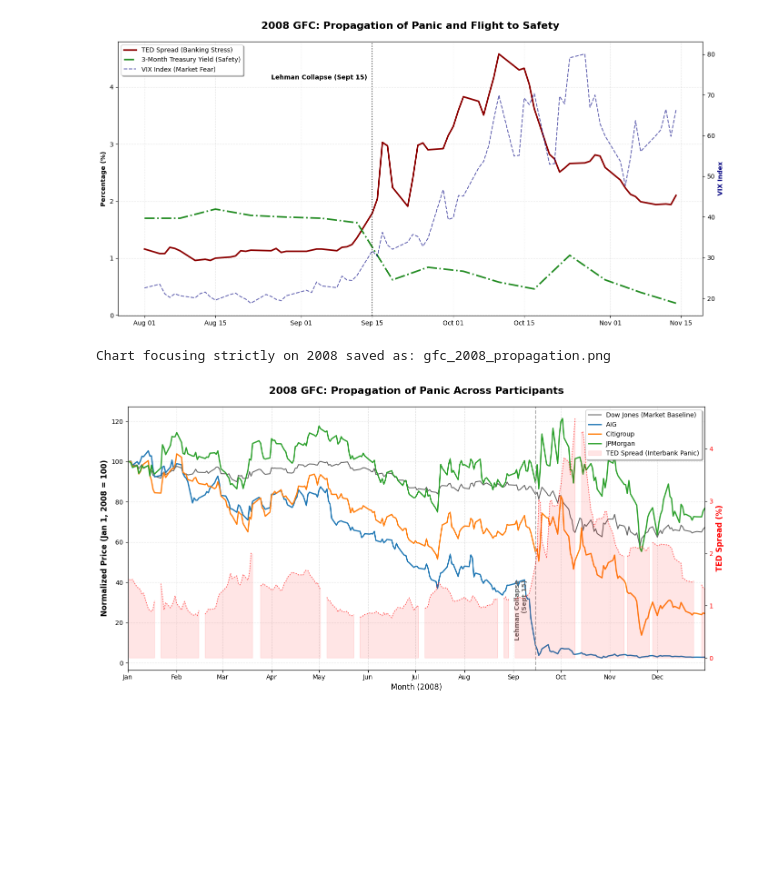
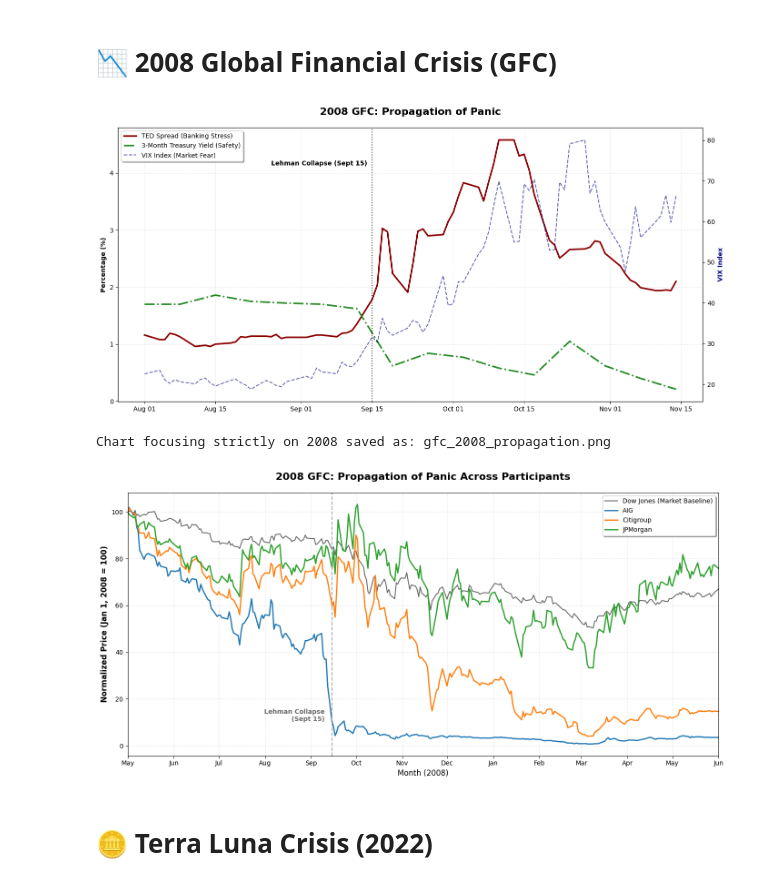
Before and after one commit to Q8yi/financial-run-dynamics-datathon, a Jupyter notebook: notebooks/05_q1_part3.ipynb, the cells around one changed output. Saved outputs shown, nothing was run; the diff lists cells and outputs as text; code cells hidden in the pictures; blank space fills up the shorter version.

```diff
--- a/notebooks/05_q1_part3.ipynb
+++ b/notebooks/05_q1_part3.ipynb
@@ -7,12 +11,14 @@ import matplotlib.dates as mdates
+# %%
+gfc_data = get_processed_files("..\\datasets\\processed\\gfc_data")
+erc_20_dfs = get_processed_files("..\\datasets\\processed\\erc_20")
+# %% [markdown]
+# 📉 2008 Global Financial Crisis (GFC)
 # %%
-import pandas as pd
-import matplotlib.pyplot as plt
-import matplotlib.dates as mdates
 
 # 1. Load the processed datasets
-ted_df = pd.read_csv('../datasets/processed/gfc_data/processed_TEDRATE.csv')
-vix_df = pd.read_csv('../datasets/processed/gfc_data/processed_^VIX.csv')
-wgs_df = pd.read_csv('../datasets/processed/gfc_data/processed_WGS3MO.csv')
+ted_df = gfc_data['TEDRATE']
+vix_df = gfc_data['^VIX']
+wgs_df = gfc_data['WGS3MO']
 
 # 2. Standardize dates
 ted_df['date'] = pd.to_datetime(ted_df['date_standardized'])
@@ -54,13 +60,16 @@ lns = lns1 + lns3 + lns2
 labs = [l.get_label() for l in lns]
 ax1.legend(lns, labs, loc='upper left', frameon=True, shadow=True)
 
-plt.title("2008 GFC: Propagation of Panic and Flight to Safety", fontsize=16, fontweight='bold', pad=20)
+plt.title("2008 GFC: Propagation of Panic", fontsize=16, fontweight='bold', pad=20)
 ax1.xaxis.set_major_formatter(mdates.DateFormatter('%b %d'))
 ax1.grid(True, linestyle='--', alpha=0.3)
 fig.tight_layout()
+
+os.makedirs('../figures', exist_ok=True)
+plt.savefig('../figures/gfc_panic_propagation.png', dpi=300)
 plt.show()
 # %% [output]
-[figure, old version]
+[figure, new version]
 # %%
 import pandas as pd
 import matplotlib.pyplot as plt
@@ -68,27 +77,26 @@ import matplotlib.dates as mdates
 
 # Load the participant and indicator data
 files = {
-    'DJI': '../datasets/processed/gfc_data/processed_^DJI.csv',
-    'GSPC': '../datasets/processed/gfc_data/processed_^GSPC.csv',
-    'VIX': '../datasets/processed/gfc_data/processed_^VIX.csv',
-    'AIG': '../datasets/processed/gfc_data/processed_AIG.csv',
-    'Citi': '../datasets/processed/gfc_data/processed_C.csv',
-    'JPM': '../datasets/processed/gfc_data/processed_JPM.csv',
-    'DJI': '../datasets/processed/gfc_data/processed_^DJI.csv',
-    'TED': '../datasets/processed/gfc_data/processed_TEDRATE.csv',
-    'WGS3MO': '../datasets/processed/gfc_data/processed_WGS3MO.csv'
+    'DJI': gfc_data['^DJI'],
+    # 'GSPC': '../datasets/processed/gfc_data/processed_^GSPC.csv',
+    # 'VIX': '../datasets/processed/gfc_data/processed_^VIX.csv',
+    'AIG': gfc_data['AIG'],
+    'Citi': gfc_data['C'],
+    'JPM': gfc_data['JPM'],
+    # 'TED': '../datasets/processed/gfc_data/processed_TEDRATE.csv',
+    # 'WGS3MO': '../datasets/processed/gfc_data/processed_WGS3MO.csv'
 }
 
 data = {}
 for name, path in files.items():
-    df = pd.read_csv(path)
+    df = path.copy()  # Use the already loaded DataFrame from gfc_data
     # Using the date column created in your pipeline
     df['date'] = pd.to_datetime(df['date_standardized'])
     data[name] = df.dropna(subset=['date'])
 
 # Focus strictly on the year 2008
-focus_start = '2008-01-01'
-focus_end = '2008-12-31'
+focus_start = '2008-05-01'
+focus_end = '2009-06-01'
 
 # Normalize function with strict start and end clipping
 def normalize_and_clip(df, start, end):
@@ -104,7 +112,7 @@ aig_2008 = normalize_and_clip(data['AIG'], focus_start, focus_end)
 citi_2008 = normalize_and_clip(data['Citi'], focus_start, focus_end)
 jpm_2008 = normalize_and_clip(data['JPM'], focus_start, focus_end)
 dji_2008 = normalize_and_clip(data['DJI'], focus_start, focus_end)
-ted_2008 = data['TED'][(data['TED']['date'] >= focus_start) & (data['TED']['date'] <= focus_end)]
+# ted_2008 = data['TED'][(data['TED']['date'] >= focus_start) & (data['TED']['date'] <= focus_end)]
 
 # Create the plot
 fig, ax1 = plt.subplots(figsize=(14, 7))
@@ -113,40 +121,42 @@ fig, ax1 = plt.subplots(figsize=(14, 7))
 ax1.plot(dji_2008['date'], dji_2008['norm'], color='black', linewidth=1.5, label='Dow Jones (Market Baseline)', alpha=0.6)
 ax1.plot(aig_2008['date'], aig_2008['norm'], label='AIG', linewidth=2)
 ax1.plot(citi_2008['date'], citi_2008['norm'], label='Citigroup', linewidth=2)
 ax1.plot(jpm_2008['date'], jpm_2008['norm'], label='JPMorgan', linewidth=2)
 
 ax1.set_ylabel('Normalized Price (Jan 1, 2008 = 100)', fontsize=12, fontweight='bold')
 ax1.set_xlabel('Month (2008)', fontsize=12)
 
 # 2. Plot TED Spread (Right Axis) - The Panic Indicator
-ax2 = ax1.twinx()
-ax2.fill_between(ted_2008['date'], ted_2008['TEDRATE'], color='red', alpha=0.1, label='TED Spread (Interbank Panic)')
-ax2.plot(ted_2008['date'], ted_2008['TEDRATE'], color='red', linestyle=':', linewidth=1.5, alpha=0.6)
-ax2.set_ylabel('TED Spread (%)', color='red', fontsize=12, fontweight='bold')
-ax2.tick_params(axis='y', labelcolor='red')
+# ax2 = ax1.twinx()
+# ax2.fill_between(ted_2008['date'], ted_2008['TEDRATE'], color='red', alpha=0.1, label='TED Spread (Interbank Panic)')
+# ax2.plot(ted_2008['date'], ted_2008['TEDRATE'], color='red', linestyle=':', linewidth=1.5, alpha=0.6)
+# ax2.set_ylabel('TED Spread (%)', color='red', fontsize=12, fontweight='bold')
+# ax2.tick_params(axis='y', labelcolor='red')
 
 # 3. Lehman Annotation (Moved Left of Sept 15)
 lehman_date = pd.to_datetime('2008-09-15')
 ax1.axvline(x=lehman_date, color='darkgray', linestyle='--', linewidth=1.5)
 ax1.text(lehman_date - pd.Timedelta(days=5), 10, ' Lehman Collapse\n (Sept 15)',
-         rotation=90, va='bottom', ha='right', color='dimgray', fontweight='bold')
+         rotation=0, va='bottom', ha='right', color='dimgray', fontweight='bold')
 
 # 4. Strict X-Axis Focus
 ax1.set_xlim(pd.to_datetime(focus_start), pd.to_datetime(focus_end))
 ax1.xaxis.set_major_formatter(mdates.DateFormatter('%b'))
 ax1.xaxis.set_major_locator(mdates.MonthLocator())
 
 # 5. Combined Legend
 lines1, labels1 = ax1.get_legend_handles_labels()
-lines2, labels2 = ax2.get_legend_handles_labels()
-ax1.legend(lines1 + lines2, labels1 + labels2, loc='upper right', frameon=True, shadow=True)
+# lines2, labels2 = ax2.get_legend_handles_labels()
+ax1.legend(lines1 , labels1 , loc='upper right', frameon=True, shadow=True)
 
 plt.title("2008 GFC: Propagation of Panic Across Participants", fontsize=16, fontweight='bold', pad=20)
 ax1.grid(True, linestyle='--', alpha=0.3)
 
 fig.tight_layout()
-plt.savefig('gfc_2008_propagation.png')
+plt.savefig('../figures/gfc_2008_propagation.png')
 print("Chart focusing strictly on 2008 saved as: gfc_2008_propagation.png")
 # %% [output]
 Chart focusing strictly on 2008 saved as: gfc_2008_propagation.png
-[figure, old version]
+[figure, new version]
+# %% [markdown]
+# 🪙 Terra Luna Crisis (2022)
```
Also changed, not shown: parts of 4 cells of this notebook.
